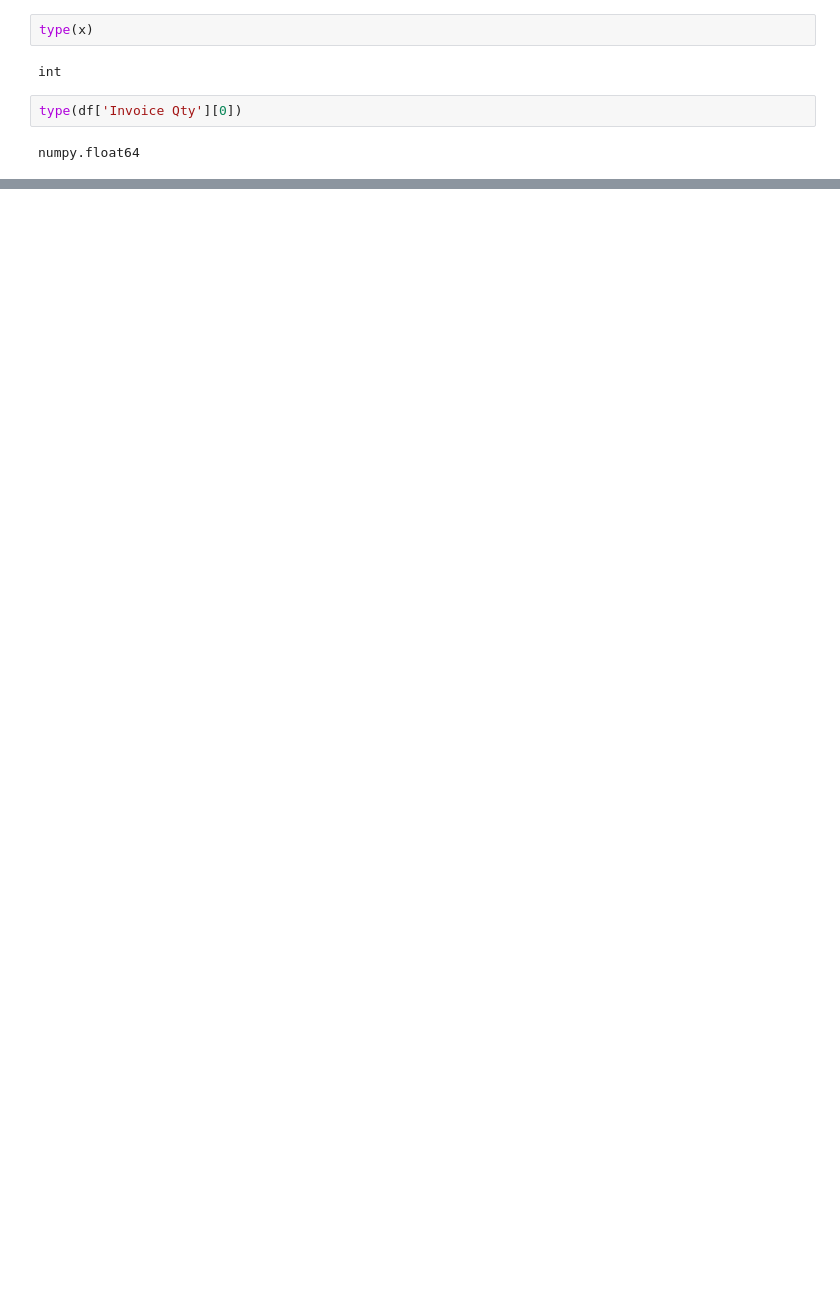
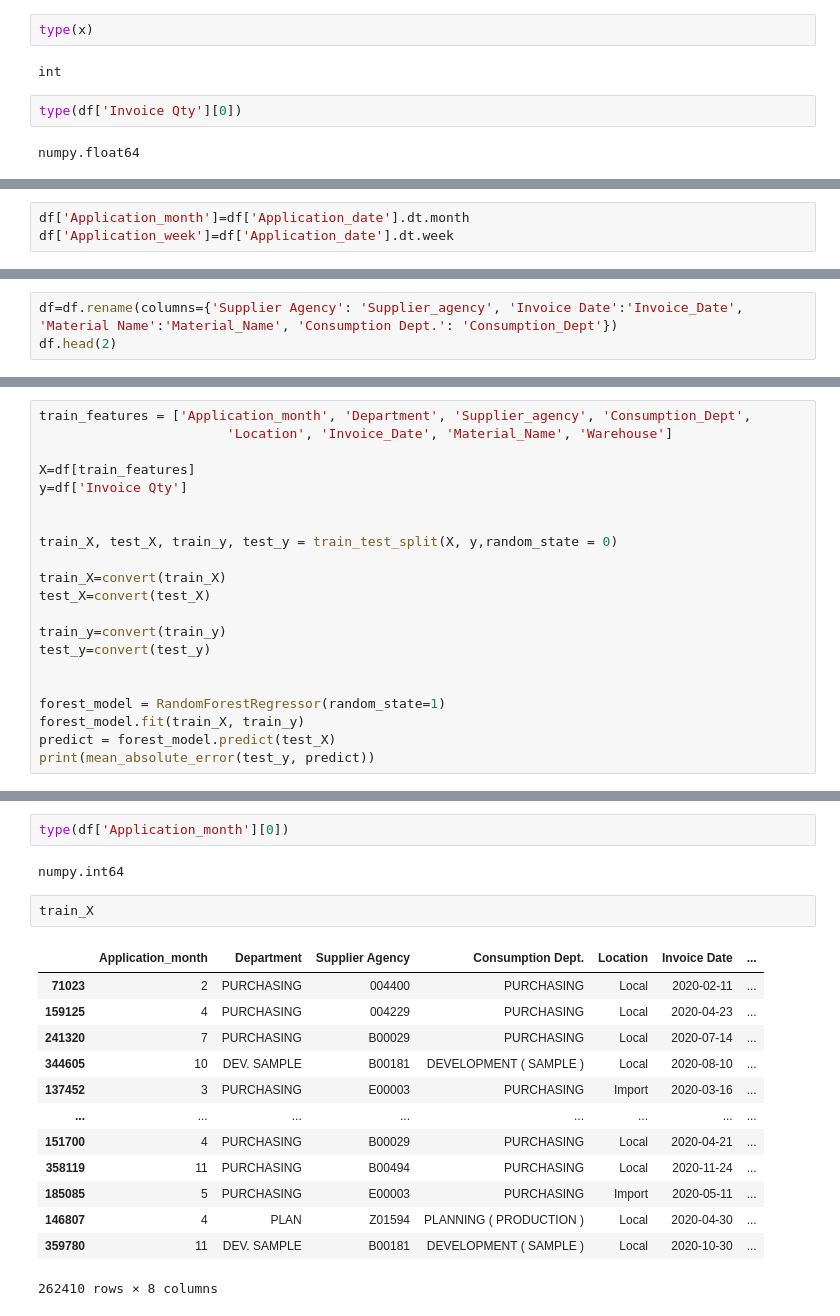
Before and after one commit to venkateshatgit/SCM-ML, a Jupyter notebook: MLProject-checkpoint.ipynb, the cells around one changed output, grey strips where cells are left out. Saved outputs shown, nothing was run; the diff lists cells and outputs as text; blank space fills up the shorter version.

Commit message:
Encoding error

```diff
--- a/MLProject-checkpoint.ipynb
+++ b/MLProject-checkpoint.ipynb
@@ -697,0 +749,3 @@ numpy.float64
+# %%
+df['Application_month']=df['Application_date'].dt.month
+df['Application_week']=df['Application_date'].dt.week
@@ -697,0 +758,3 @@ numpy.float64
+# %%
+df=df.rename(columns={'Supplier Agency': 'Supplier_agency', 'Invoice Date':'Invoice_Date', 'Material Name':'Material_Name', 'Consumption Dept.': 'Consumption_Dept'})
+df.head(2)
@@ -697,0 +765,21 @@ numpy.float64
+# %%
+train_features = ['Application_month', 'Department', 'Supplier_agency', 'Consumption_Dept',
+                        'Location', 'Invoice_Date', 'Material_Name', 'Warehouse']
+
+X=df[train_features]
+y=df['Invoice Qty']
+
+
+train_X, test_X, train_y, test_y = train_test_split(X, y,random_state = 0)
+
+train_X=convert(train_X)
+test_X=convert(test_X)
+
+train_y=convert(train_y)
+test_y=convert(test_y)
+
+
+forest_model = RandomForestRegressor(random_state=1)
+forest_model.fit(train_X, train_y)
+predict = forest_model.predict(test_X)
+print(mean_absolute_error(test_y, predict))
@@ -697,0 +805,20 @@ numpy.float64
+# %%
+type(df['Application_month'][0])
+# %% [output]
+numpy.int64
+# %%
+train_X
+# %% [output]
+|  | Application_month | Department | Supplier Agency | Consumption Dept. | Location | Invoice Date | ... |
+| 71023 | 2 | PURCHASING | 004400 | PURCHASING | Local | 2020-02-11 | ... |
+| 159125 | 4 | PURCHASING | 004229 | PURCHASING | Local | 2020-04-23 | ... |
+| 241320 | 7 | PURCHASING | B00029 | PURCHASING | Local | 2020-07-14 | ... |
+| 344605 | 10 | DEV. SAMPLE | B00181 | DEVELOPMENT ( SAMPLE ) | Local | 2020-08-10 | ... |
+| 137452 | 3 | PURCHASING | E00003 | PURCHASING | Import | 2020-03-16 | ... |
+| ... | ... | ... | ... | ... | ... | ... | ... |
+| 151700 | 4 | PURCHASING | B00029 | PURCHASING | Local | 2020-04-21 | ... |
+| 358119 | 11 | PURCHASING | B00494 | PURCHASING | Local | 2020-11-24 | ... |
+| 185085 | 5 | PURCHASING | E00003 | PURCHASING | Import | 2020-05-11 | ... |
+| 146807 | 4 | PLAN | Z01594 | PLANNING ( PRODUCTION ) | Local | 2020-04-30 | ... |
+| 359780 | 11 | DEV. SAMPLE | B00181 | DEVELOPMENT ( SAMPLE ) | Local | 2020-10-30 | ... |
+262410 rows × 8 columns
```
Also changed, not shown: parts of 26 cells of this notebook.
